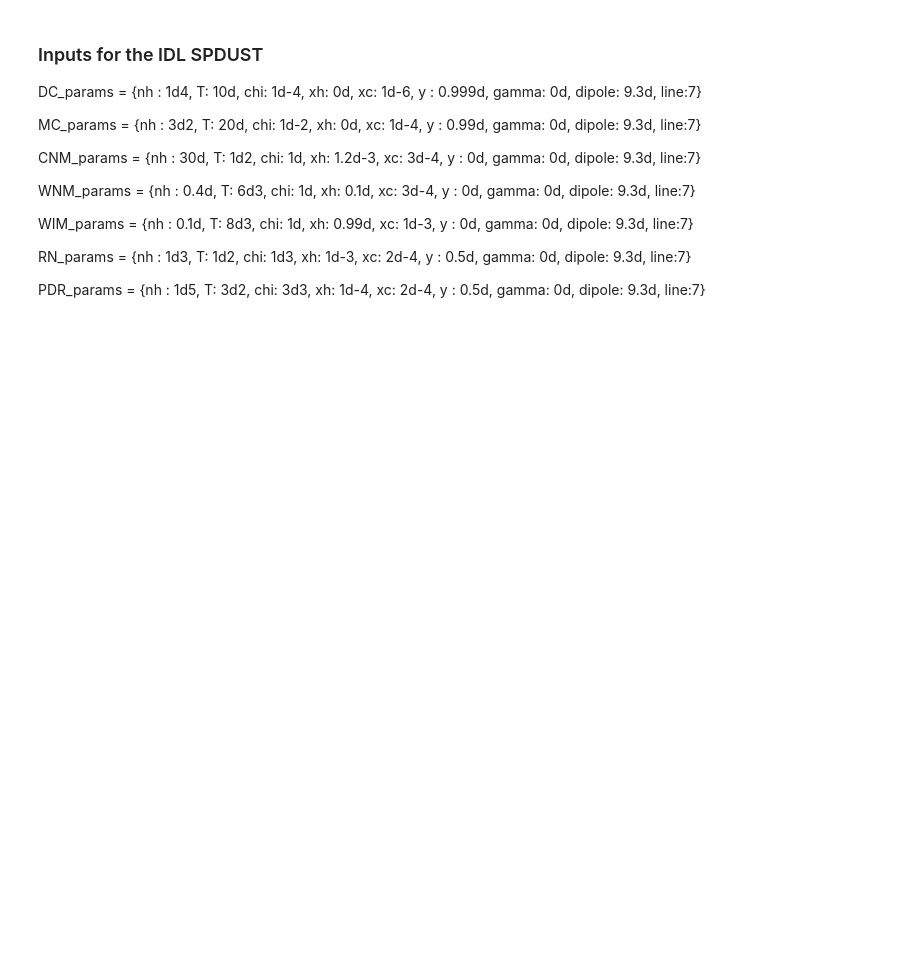
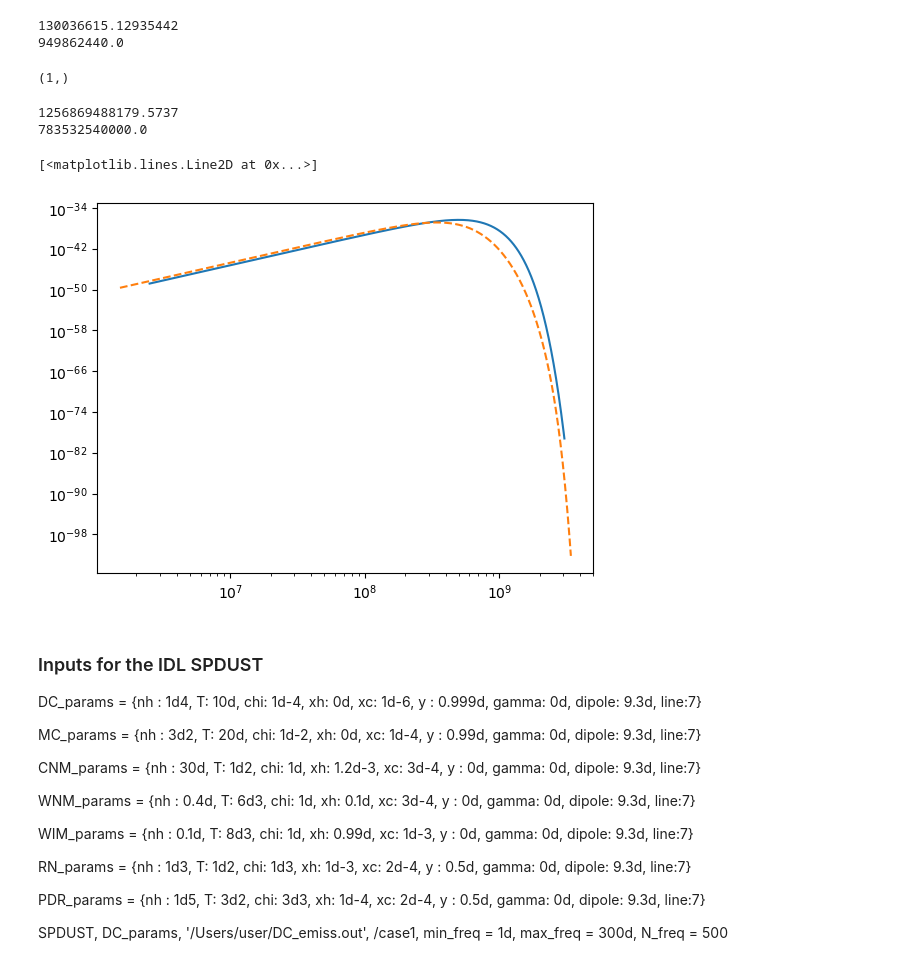
Before and after one commit to zzhang0123/spdust_python, a Jupyter notebook: notebooks/spdust_IDLvsPython.ipynb, the cells around one changed output. Drawn from its saved outputs; the diff is of its cells as text; code cells hidden in the pictures; blank space fills up the shorter version.

Commit message:
Checked the consistency between IDL and Python

```diff
--- a/notebooks/spdust_IDLvsPython.ipynb
+++ b/notebooks/spdust_IDLvsPython.ipynb
@@ -36,0 +57,17 @@ PDR_params = {'nh' : 1e5, 'T': 300., 'Chi': 3000., 'xh': 0.0001, 'xC': 2e-4, 'y'
+# %%
+a_min = 3.5e-8
+a_max = 3.5e-7
+Na = 30
+a_tab = makelogtab(a_min, a_max, Na)
+Da_over_a = DX_over_X(a_min, a_max, Na)
+a_0 = a_tab[0]
+a_29 = a_tab[29]
+mu_1d_7 = CNM_params['dipole']
+beta0 = mu_1d_7 / np.sqrt(N_C(1e-7) + N_H(1e-7)) * cgsconst.debye
+# %%
+fZ_list = [charge_dist(CNM_params, a_tab[i]) for i in range(len(a_tab)) ]
+Z2_list = [np.sum(fZ_list[i][0, :]**2 * fZ_list[i][1, :]) for i in range(len(a_tab))]
+mu_rms_list = [rms_dipole(a_tab[i], Z2_list[i], beta0) for i in range(len(a_tab))]
+ip=2/3
+mu_ip_list = [mu_rms_list[i]*np.sqrt(ip) for i in range(len(a_tab))]
+mu_op_list = [mu_rms_list[i]*np.sqrt(1-ip) for i in range(len(a_tab))]
@@ -37,3 +103,32 @@ PDR_params = {'nh' : 1e5, 'T': 300., 'Chi': 3000., 'xh': 0.0001, 'xC': 2e-4, 'y'
+# %%
+power_per_grain_29 = dP_dnu_dOmega(WIM_params, a_tab[29], beta0, ip, Ndipole, tumbling=False)
+# %%
+print(power_per_grain_0[0,0])
+print(nu_tab_a0[0])
+# %% [output]
+130036615.12935442
+949862440.0
+# %%
+np.array(3).reshape(-1).shape
+# %% [output]
+(1,)
+# %%
+print(power_per_grain_0[0,-1])
+print(nu_tab_a0[-1])
+# %% [output]
+1256869488179.5737
+783532540000.0
+# %%
+nu_tab_a0 = np.loadtxt('/Users/user/PythonProjects/spdust_python/SPDUST.2.01/SpDust_IDL_routines/nu_tab_a3.6369281e-08.out')
+emiss_a0 = np.loadtxt('/Users/user/PythonProjects/spdust_python/SPDUST.2.01/SpDust_IDL_routines/emiss_a3.6369281e-08.out')
+nu_tab_a29 = np.loadtxt('/Users/user/PythonProjects/spdust_python/SPDUST.2.01/SpDust_IDL_routines/nu_tab_a3.3682272e-07.out')
+emiss_a29 = np.loadtxt('/Users/user/PythonProjects/spdust_python/SPDUST.2.01/SpDust_IDL_routines/emiss_a3.3682272e-07.out')
+# %%
+plt.loglog(nu_tab_a29, emiss_a29, label='a=3.5e-8 IDL')
+plt.loglog(power_per_grain_29[0,:], power_per_grain_29[1,:], label='a=3.5e-8 Python', linestyle='--')
+# %% [output]
+[<matplotlib.lines.Line2D at 0x...>]
+[figure, added]
 # %% [markdown]
 ### Inputs for the IDL SPDUST
 
@@ -50,6 +145,8 @@ WIM_params = {nh : 0.1d, T: 8d3, chi: 1d, xh: 0.99d, xc: 1d-3, y : 0d, gamma: 0d
 RN_params = {nh : 1d3, T: 1d2, chi: 1d3, xh: 1d-3, xc: 2d-4, y : 0.5d, gamma: 0d, dipole: 9.3d, line:7}
 
 PDR_params = {nh : 1d5, T: 3d2, chi: 3d3, xh: 1d-4, xc: 2d-4, y : 0.5d, gamma: 0d, dipole: 9.3d, line:7}
+
+SPDUST, DC_params, '/Users/user/DC_emiss.out', /case1, min_freq = 1d, max_freq = 300d, N_freq = 500
 # %%
 from spdust_python.spdust.spdust import SPDUST
 # %%
```
Also changed, not shown: parts of 13 cells of this notebook, 23 other files.
